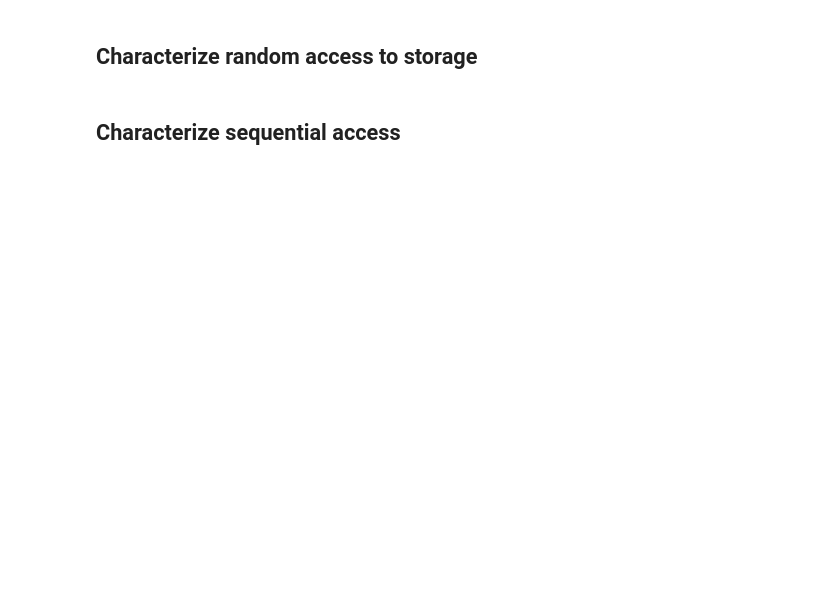
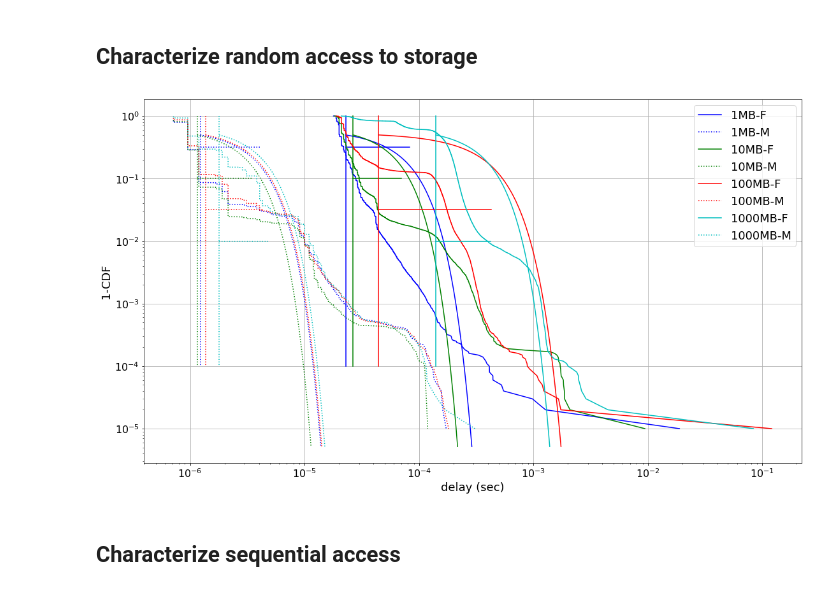
Before and after one commit to ucsd-edx/edX-Micro-Master-in-Data-Science, a Jupyter notebook: big-data-analytics-using-spark/notebooks/Section1-Basics/0.MemoryLatency/02_measuring_performance_of_memory_hierarchy_MASTER.ipynb, the cells around one changed output. Cells and saved outputs as stored; diff of their text form; code cells hidden in the pictures; blank space fills up the shorter version.

```diff
--- a/big-data-analytics-using-spark/notebooks/Section1-Basics/0.MemoryLatency/02_measuring_performance_of_memory_hierarchy_MASTER.ipynb
+++ b/big-data-analytics-using-spark/notebooks/Section1-Basics/0.MemoryLatency/02_measuring_performance_of_memory_hierarchy_MASTER.ipynb
@@ -86,27 +157,31 @@ for m_i in range(len(m_list)):
 # %%
 pp = PdfPages('MemoryFigure.pdf')
 figure(figsize=(6,4))
 
 Colors='bgrcmyk'  # The colors for the plot
 LineStyles=['-',':']
 Legends=['F','M']
 
 fig = matplotlib.pyplot.gcf()
 fig.set_size_inches(18.5,10.5)
 
 for m_i in range(len(m_list)):
     Color=Colors[m_i % len(Colors)]
     for Type in [0,1]:
-        PlotTime(sort(T[Type,m_i]),mean[Type,m_i],std[Type,m_i],
-                 Color=Color,LS=LineStyles[Type],Legend=('%dMB-' % m_list[m_i])+Legends[Type],
+        PlotTime(sort(T[Type,m_i]),_mean[Type,m_i],_std[Type,m_i],\
+                 Color=Color,LS=LineStyles[Type],Legend=('%dMB-' % m_list[m_i])+Legends[Type],\
                  m_i=m_i)
 
 grid()
-legend(fontsize='medium')
-xlabel('delay (sec)')
-ylabel('1-CDF')
+legend(fontsize=18)
+xlabel('delay (sec)',fontsize=18)
+ylabel('1-CDF',fontsize=18)
+tick_params(axis='both', which='major', labelsize=16)
+tick_params(axis='both', which='minor', labelsize=12)
 pp.savefig()
 pp.close()
+# %% [output]
+[figure, added]
 # %% [markdown]
 ## Characterize sequential access
 # %%
```
Also changed, not shown: parts of 10 cells of this notebook, 5 other files.
